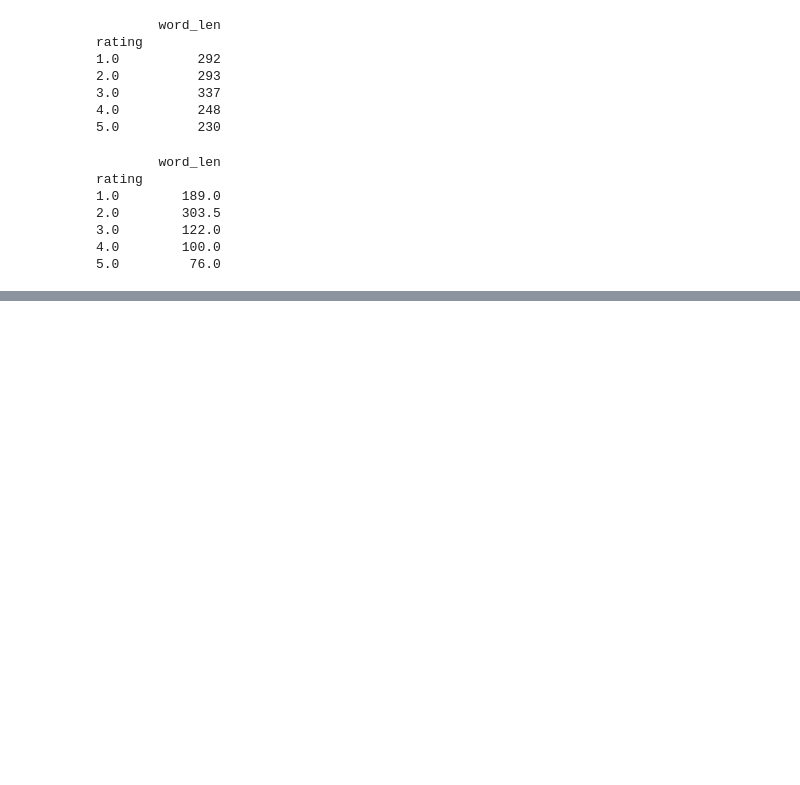
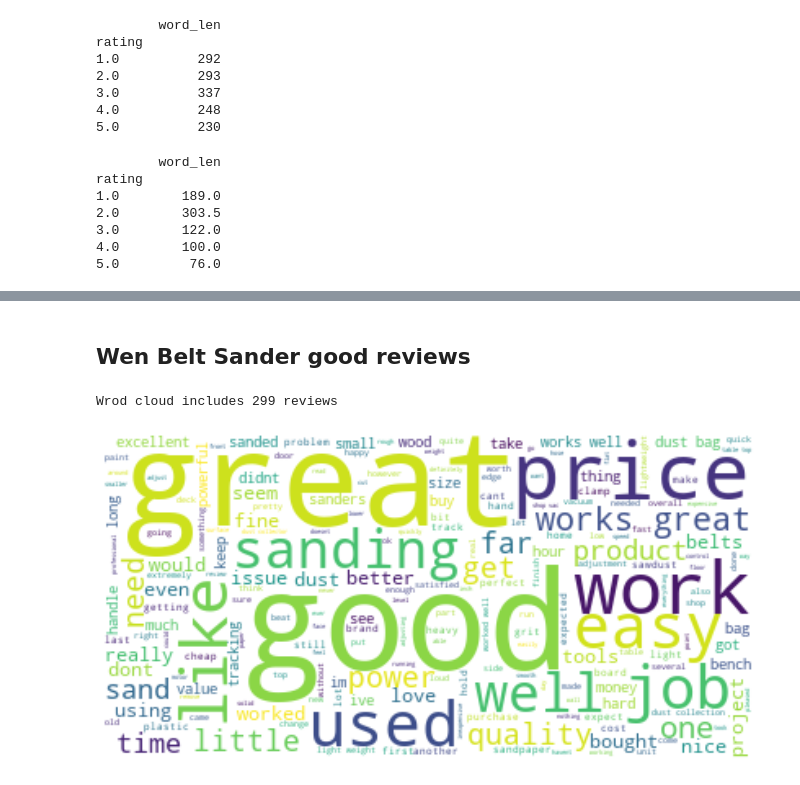
Before and after one commit to crazywooooorm/MLPractice, a Jupyter notebook: NLP/amazon_review.ipynb, the cells around one changed output, grey strips where cells are left out. Drawn from its saved outputs; the diff is of its cells as text; code cells hidden in the pictures; blank space fills up the shorter version.

```diff
--- a/NLP/amazon_review.ipynb
+++ b/NLP/amazon_review.ipynb
@@ -179,0 +211,7 @@ wen_bs_clean = clean_review(wen_bs)
+# %% [markdown]
+## Wen Belt Sander good reviews
+# %%
+wc_data(wen_bs_clean, ra=[4, 5], stop_word=['sander', 'belt', 'wen', 'tool', 'use'])
+# %% [output]
+Wrod cloud includes 299 reviews
+[figure, added]
```
Also changed, not shown: parts of 13 cells of this notebook.
